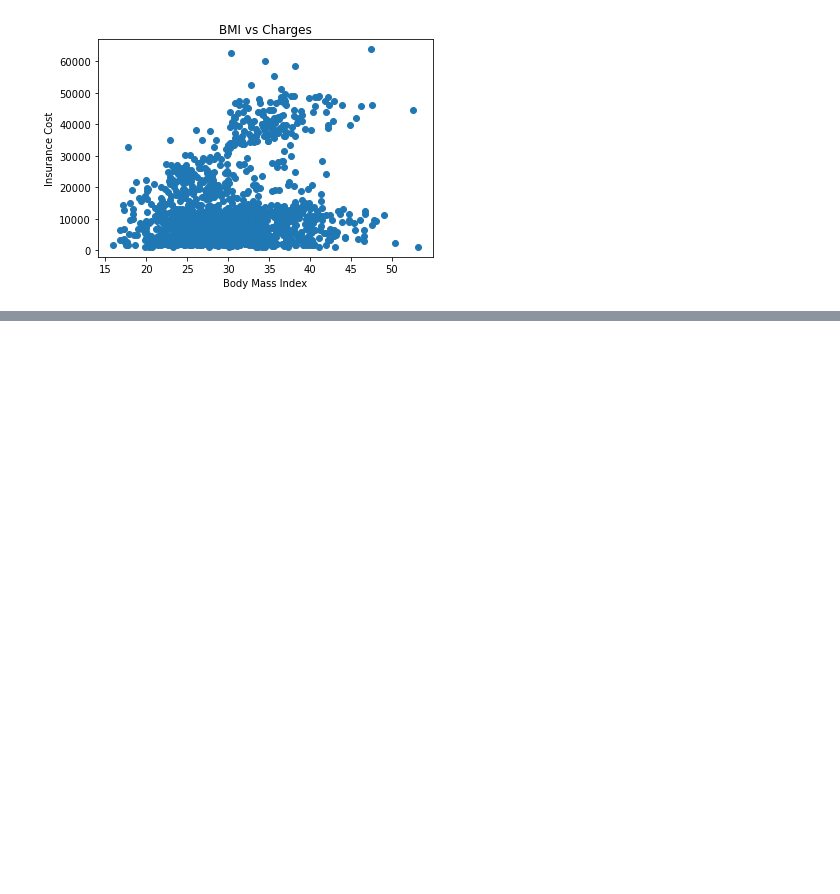
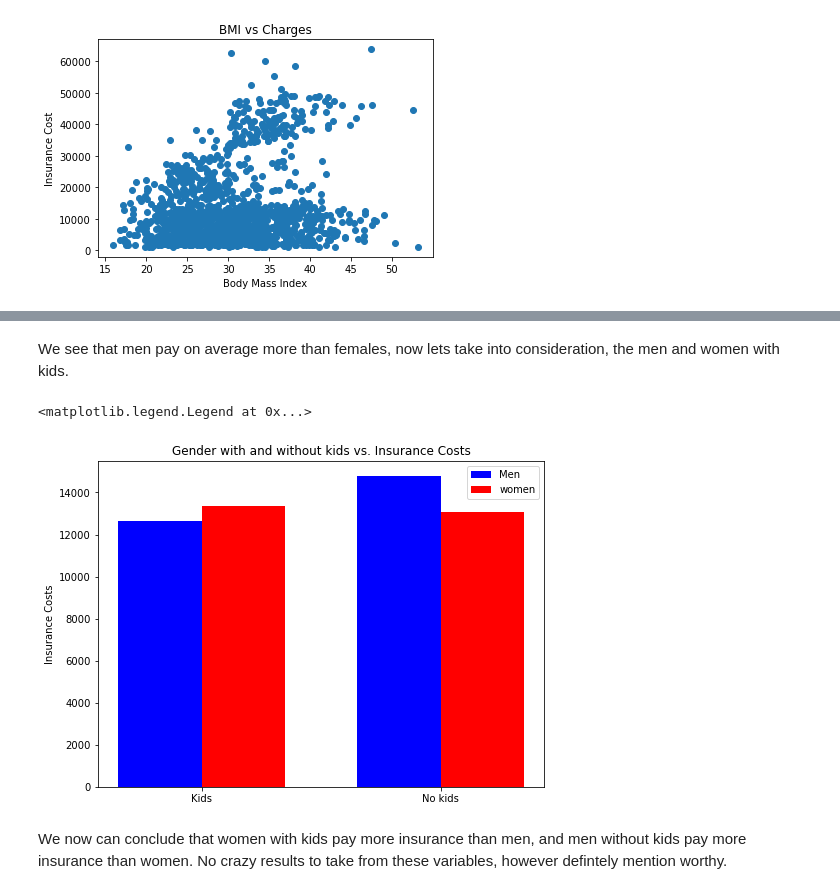
Before and after one commit to lolostheman/Medical-Insurance-Data-Analyst, a Jupyter notebook: us-medical-insurance-costs.ipynb, the cells around one changed output, grey strips where cells are left out. Saved outputs shown, nothing was run; the diff lists cells and outputs as text; code cells hidden in the pictures; blank space fills up the shorter version.

```diff
--- a/us-medical-insurance-costs.ipynb
+++ b/us-medical-insurance-costs.ipynb
@@ -82,0 +157,43 @@ plt.show()
+# %% [markdown]
+We see that men pay on average more than females, now lets take into consideration, the men and women with kids.
+# %%
+males.clear()
+females.clear()
+males_kids = []
+females_kids = []
+sex = df['sex'].tolist()
+kids = df['children'].tolist()
+for i in range(len(sex)):
+    if sex[i] == "male" and kids[i] > 0:
+        males_kids.append(charges[i])
+    else:
+        males.append(charges[i])
+    if sex[i] == "female" and kids[i] > 0:
+        females_kids.append(charges[i])
+    else:
+        females.append(charges[i])
+male_average = np.mean(males)
+female_average = np.mean(females)
+male_average_kids = np.mean(males_kids)
+female_average_kids = np.mean(females_kids)
+
+male_mean =[male_average, male_average_kids]
+female_mean = [female_average, female_average_kids]
+
+
+labels = ['Kids','No kids']
+x = np.arange(len(labels))
+
+fig, ax = plt.subplots()
+rects1 = ax.bar(x-0.35/2, male_mean, 0.35, label='Men', color='blue')
+rects2 = ax.bar(x+0.35/2, female_mean, 0.35, label='women', color='red')
+ax.set_ylabel('Insurance Costs')
+ax.set_title('Gender with and without kids vs. Insurance Costs')
+ax.set_xticks(x)
+ax.set_xticklabels(labels)
+ax.legend()
+# %% [output]
+<matplotlib.legend.Legend at 0x...>
+[figure, added]
+# %% [markdown]
+We now can conclude that women with kids pay more insurance than men, and men without kids pay more insurance than women. No crazy results to take from these variables, however defintely mention worthy.
```
Also changed, not shown: parts of 8 cells of this notebook.
